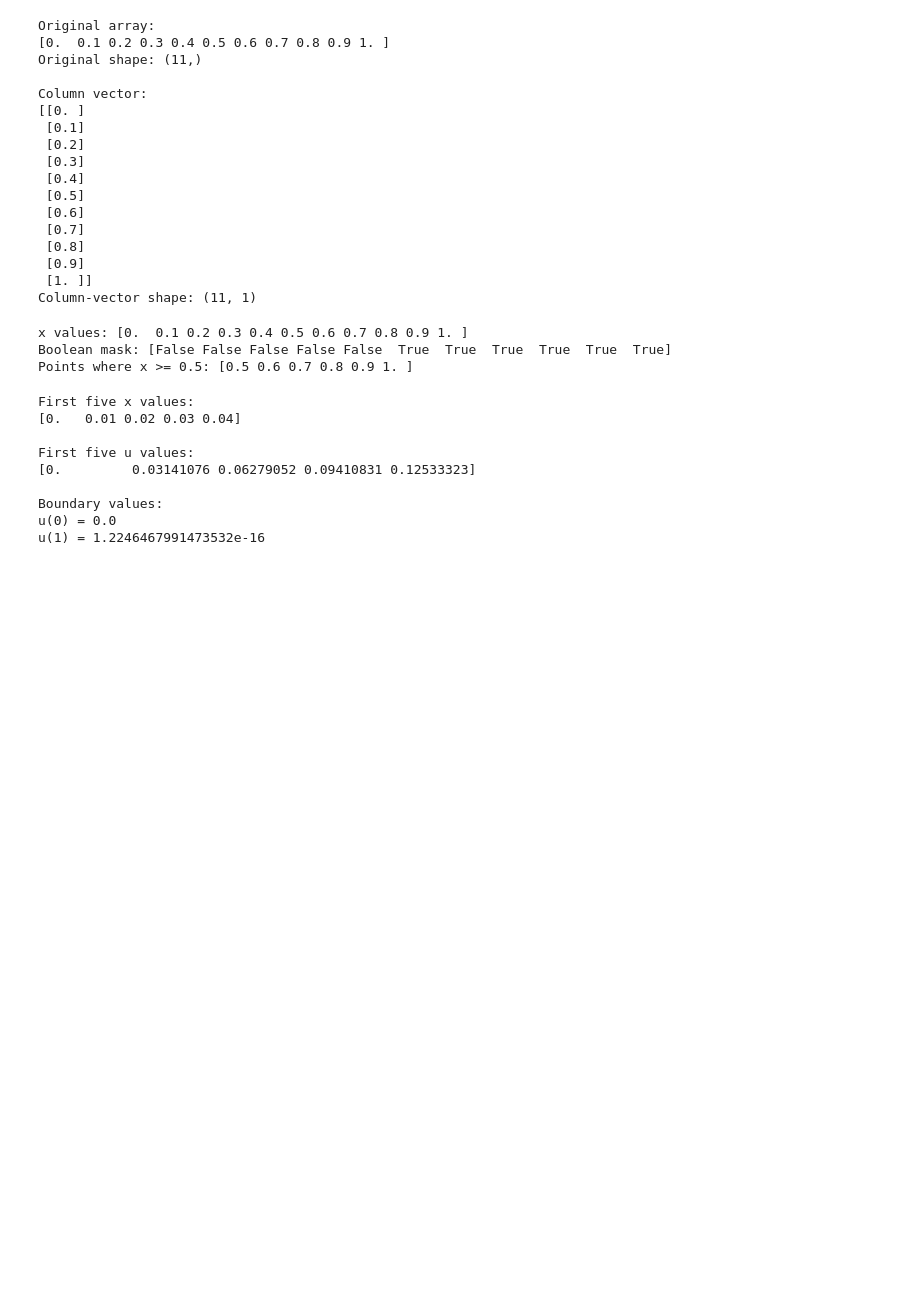
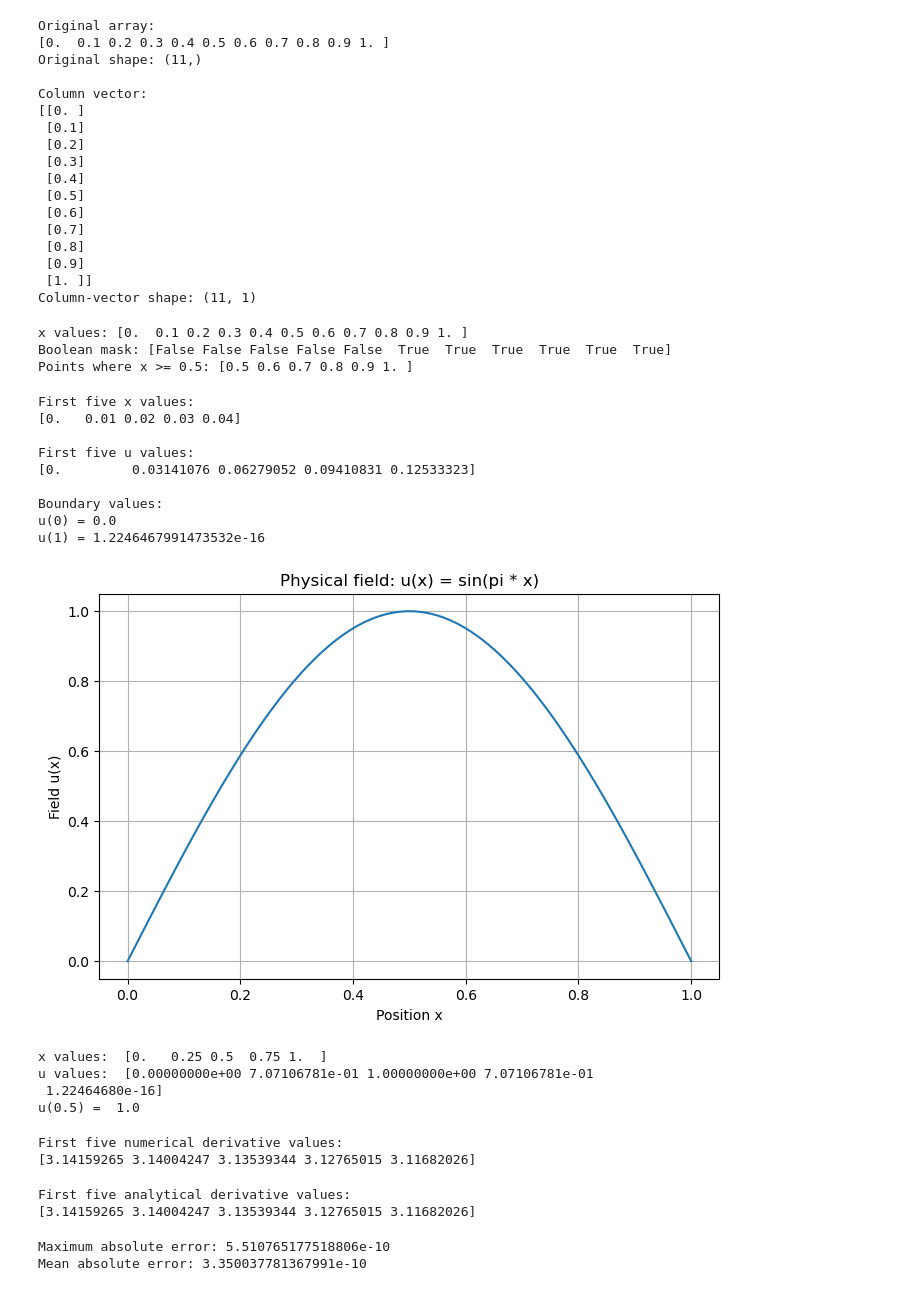
Before and after one commit to hunkarsuci/pinn-from-scratch, a Jupyter notebook: lectures/lecture_01/lecture_01_python_scientific_computing.ipynb, the cells around one changed output. Saved outputs shown, nothing was run; the diff lists cells and outputs as text; code cells hidden in the pictures; blank space fills up the shorter version.

Commit message:
Add Finite Difference and Exact Derivative Solution Comparison

```diff
--- a/lectures/lecture_01/lecture_01_python_scientific_computing.ipynb
+++ b/lectures/lecture_01/lecture_01_python_scientific_computing.ipynb
@@ -268,3 +268,34 @@ First five u values:
 Boundary values:
 u(0) = 0.0
 u(1) = 1.2246467991473532e-16
+# %%
+# Plotting
+plt.figure(figsize=(8,5)) # creates new figure. The size is 8 inches wide and 5 inches high
+
+plt.plot(x,u) # x is horizontal and u is vertical axis on the plot
+
+plt.xlabel("Position x") # adding label and title
+plt.ylabel("Field u(x)")
+plt.title("Physical field: u(x) = sin(pi * x)")
+
+plt.grid(True) # adds grid lines
+plt.show() # display the finished graph
+# %% [output]
+[figure, added]
+# %%
+def physical_field(x_values):
+    u_values = np.sin(np.pi * x_values)
+    return u_values
+
+x_test = np.linspace(0.0,1.0,5)
+
+u_test = physical_field(x_test)
+
+print("x values: ", x_test)
+print("u values: ", u_test)
+print("u(0.5) = ", physical_field(0.5))
+# %% [output]
+x values:  [0.   0.25 0.5  0.75 1.  ]
+u values:  [0.00000000e+00 7.07106781e-01 1.00000000e+00 7.07106781e-01
+ 1.22464680e-16]
+u(0.5) =  1.0
@@ -270,0 +318,15 @@ u(1) = 1.2246467991473532e-16
+# %%
+x_derivative = np.linspace(0.0, 1.0, 101)
+step_size = 1e-5
+
+du_numeric = first_derivative(
+    physical_field,
+    x_derivative,
+    step_size
+)
+
+print("First five numerical derivative values: ")
+print(du_numeric[:5])
+# %% [output]
+First five numerical derivative values:
+[3.14159265 3.14004247 3.13539344 3.12765015 3.11682026]
@@ -270,0 +339,21 @@ u(1) = 1.2246467991473532e-16
+# %%
+du_exact = analytical_first_derivative(x_derivative)
+
+print("First five analytical derivative values:")
+print(du_exact[:5])
+# %% [output]
+First five analytical derivative values:
+[3.14159265 3.14004247 3.13539344 3.12765015 3.11682026]
+# %%
+# Calculate Derivative Error
+
+absolute_error = np.abs(du_numeric - du_exact)
+
+maximum_error = np.max(du_numeric - du_exact)
+mean_error = np.mean(absolute_error)
+
+print("Maximum absolute error:", maximum_error)
+print("Mean absolute error:", mean_error)
+# %% [output]
+Maximum absolute error: 5.510765177518806e-10
+Mean absolute error: 3.350037781367991e-10
```
Also changed, not shown: parts of 4 cells of this notebook.
